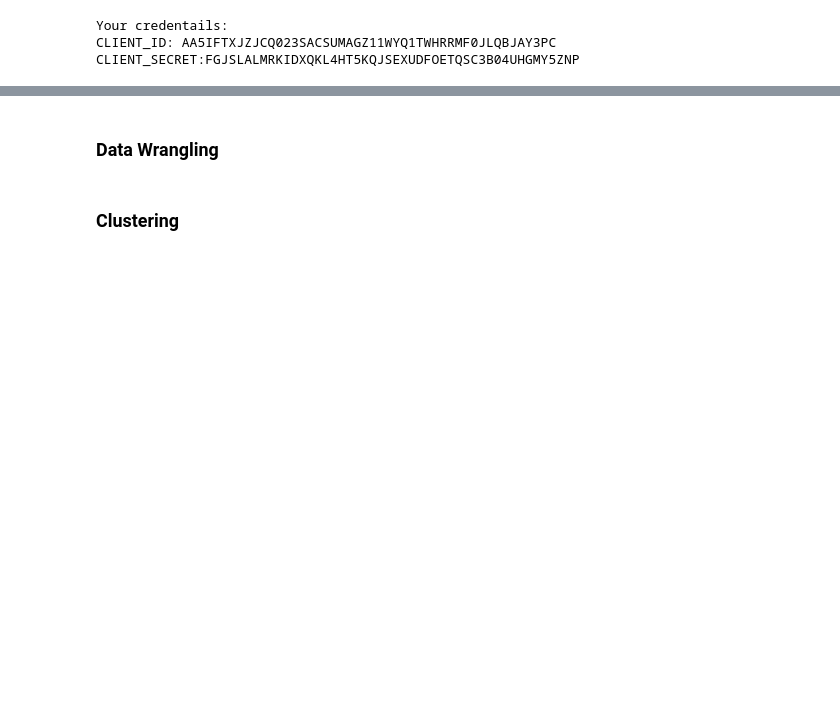
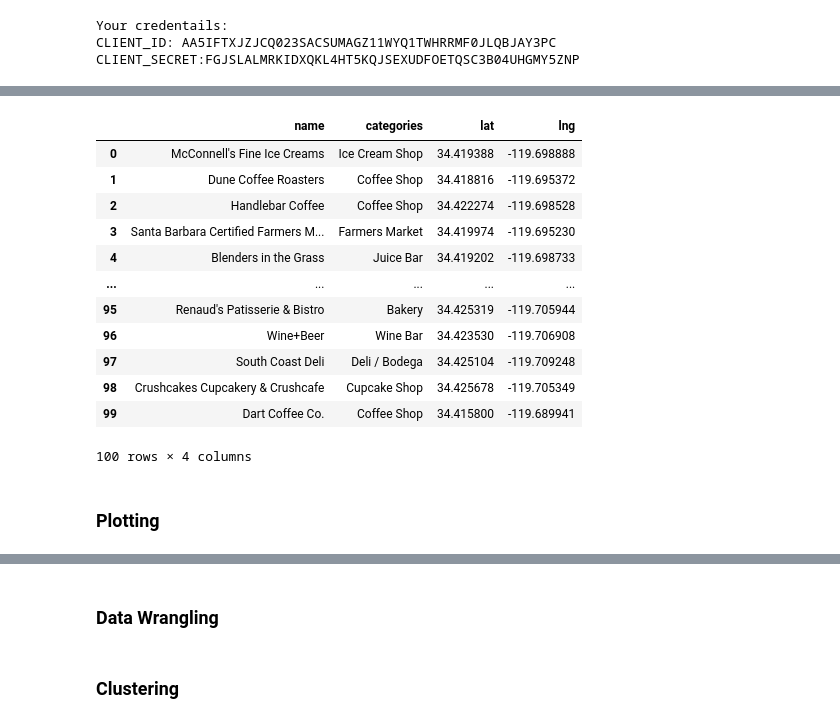
Before and after one commit to georgejordan3/IBM_Capstone, a Jupyter notebook: Bicycle_Cities.ipynb, the cells around one changed output, grey strips where cells are left out. Cells and saved outputs as stored; diff of their text form; code cells hidden in the pictures; blank space fills up the shorter version.

```diff
--- a/Bicycle_Cities.ipynb
+++ b/Bicycle_Cities.ipynb
@@ -133,0 +268,12 @@ dataframe.head()
+# %%
+LIMIT = 500
+radius = 2000
+url = 'https://api.foursquare.com/v2/venues/explore?&client_id={}&client_secret={}&v={}&ll={},{}&radius={}&limit={}'.format(
+    CLIENT_ID,
+    CLIENT_SECRET,
+    VERSION,
+    latitude,
+    longitude,
+    radius,
+    LIMIT)
+url
@@ -133,0 +282,29 @@ dataframe.head()
+# %%
+results = requests.get(url).json()
+# %%
+def get_category_type(row):
+    try:
+        categories_list = row['categories']
+    except:
+        categories_list = row['venue.categories']
+
+    if len(categories_list) == 0:
+        return None
+    else:
+        return categories_list[0]['name']
+# %%
+venues = results['response']['groups'][0]['items']
+
+nearby_venues = json_normalize(venues) # flatten JSON
+
+# filter columns
+filtered_columns = ['venue.name', 'venue.categories', 'venue.location.lat', 'venue.location.lng']
+nearby_venues =nearby_venues.loc[:, filtered_columns]
+
+# filter the category for each row
+nearby_venues['venue.categories'] = nearby_venues.apply(get_category_type, axis=1)
+
+# clean columns
+nearby_venues.columns = [col.split(".")[-1] for col in nearby_venues.columns]
+
+nearby_venues.head()
@@ -133,0 +318,19 @@ dataframe.head()
+# %%
+sb_venues = nearby_venues
+sb_venues
+# %% [output]
+|  | name | categories | lat | lng |
+| 0 | McConnell's Fine Ice Creams | Ice Cream Shop | 34.419388 | -119.698888 |
+| 1 | Dune Coffee Roasters | Coffee Shop | 34.418816 | -119.695372 |
+| 2 | Handlebar Coffee | Coffee Shop | 34.422274 | -119.698528 |
+| 3 | Santa Barbara Certified Farmers M... | Farmers Market | 34.419974 | -119.695230 |
+| 4 | Blenders in the Grass | Juice Bar | 34.419202 | -119.698733 |
+| ... | ... | ... | ... | ... |
+| 95 | Renaud's Patisserie & Bistro | Bakery | 34.425319 | -119.705944 |
+| 96 | Wine+Beer | Wine Bar | 34.423530 | -119.706908 |
+| 97 | South Coast Deli | Deli / Bodega | 34.425104 | -119.709248 |
+| 98 | Crushcakes Cupcakery & Crushcafe | Cupcake Shop | 34.425678 | -119.705349 |
+| 99 | Dart Coffee Co. | Coffee Shop | 34.415800 | -119.689941 |
+100 rows × 4 columns
+# %% [markdown]
+### Plotting
```
Also changed, not shown: parts of 35 cells of this notebook.
